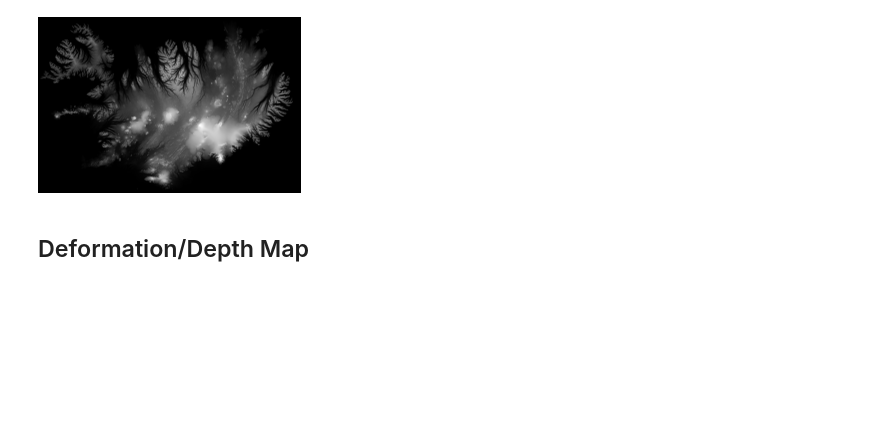
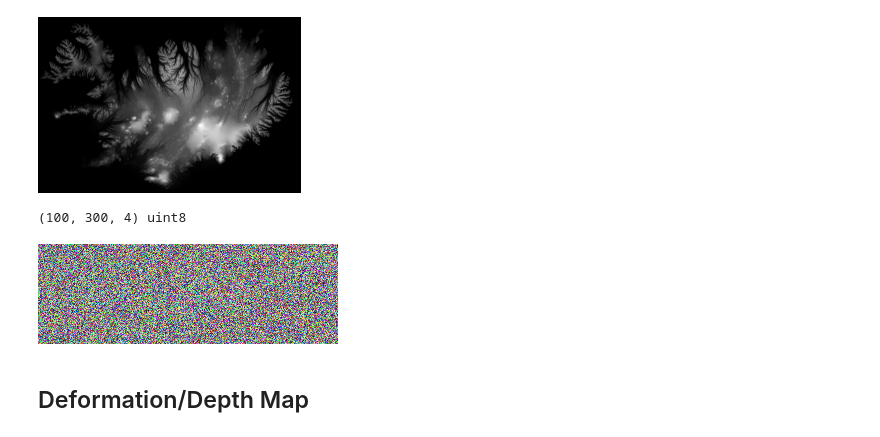
Before and after one commit to doetools/graphics_computing, a Jupyter notebook: 3d_obj_from_height_depth_maps.ipynb, the cells around one changed output. Saved outputs shown, nothing was run; the diff lists cells and outputs as text; code cells hidden in the pictures; blank space fills up the shorter version.

```diff
--- a/3d_obj_from_height_depth_maps.ipynb
+++ b/3d_obj_from_height_depth_maps.ipynb
@@ -40,5 +41,21 @@ img_recon = Image.fromarray(data,"RGBA")
 img_recon.reduce(10)
 # %% [output]
 [figure]
+# %%
+# generate a noise pic in rgba
+# need int8 2^8 = 256
+shape = (100,300,3)
+data = np.random.rand(*shape)*255
+data = data.astype(np.uint8)
+# opaqueness: 0: opaque, 255: transparent
+alpha = 240
+alpha = np.ones((shape[0],shape[1], 1),dtype=np.uint8)*alpha
+data = np.concatenate((data, alpha),axis=2)
+print (data.shape,data.dtype)
+img = Image.fromarray(data,"RGBA")
+img.show()
+# %% [output]
+(100, 300, 4) uint8
+[figure, added]
 # %% [markdown]
 ## Deformation/Depth Map
```
Also changed, not shown: parts of 1 cell of this notebook.
